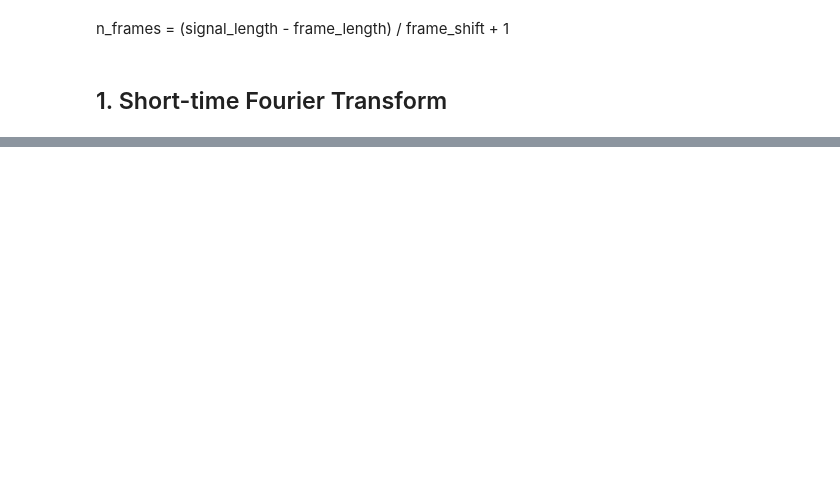
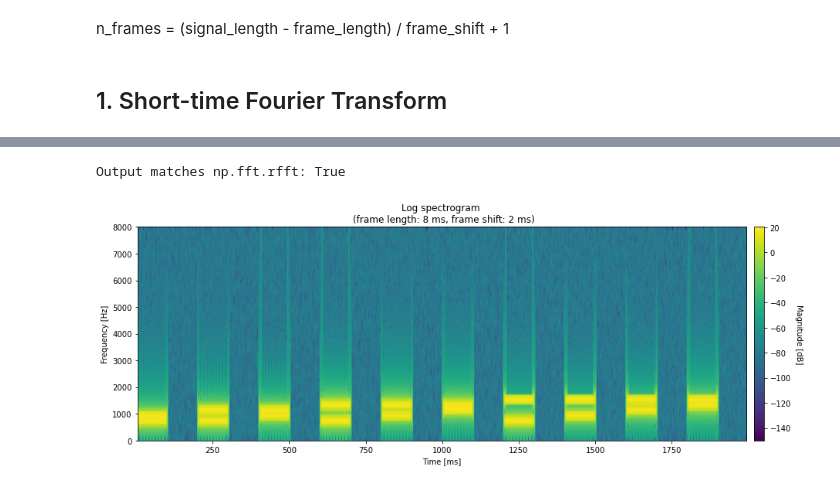
Before and after one commit to iibrahimli/ssp_sose2023, a Jupyter notebook: Exercise2/exercise2.ipynb, the cells around one changed output, grey strips where cells are left out. Cells and saved outputs as stored; diff of their text form; code cells hidden in the pictures; blank space fills up the shorter version.

```diff
--- a/Exercise2/exercise2.ipynb
+++ b/Exercise2/exercise2.ipynb
@@ -43,0 +118,5 @@ len(s1) / sampling_rate, "s"
+# %%
+plot_log_spectrogram(s2, sampling_rate, frame_length=8, frame_shift=2)
+# %% [output]
+Output matches np.fft.rfft: True
+[figure, added]
```
Also changed, not shown: parts of 14 cells of this notebook.
